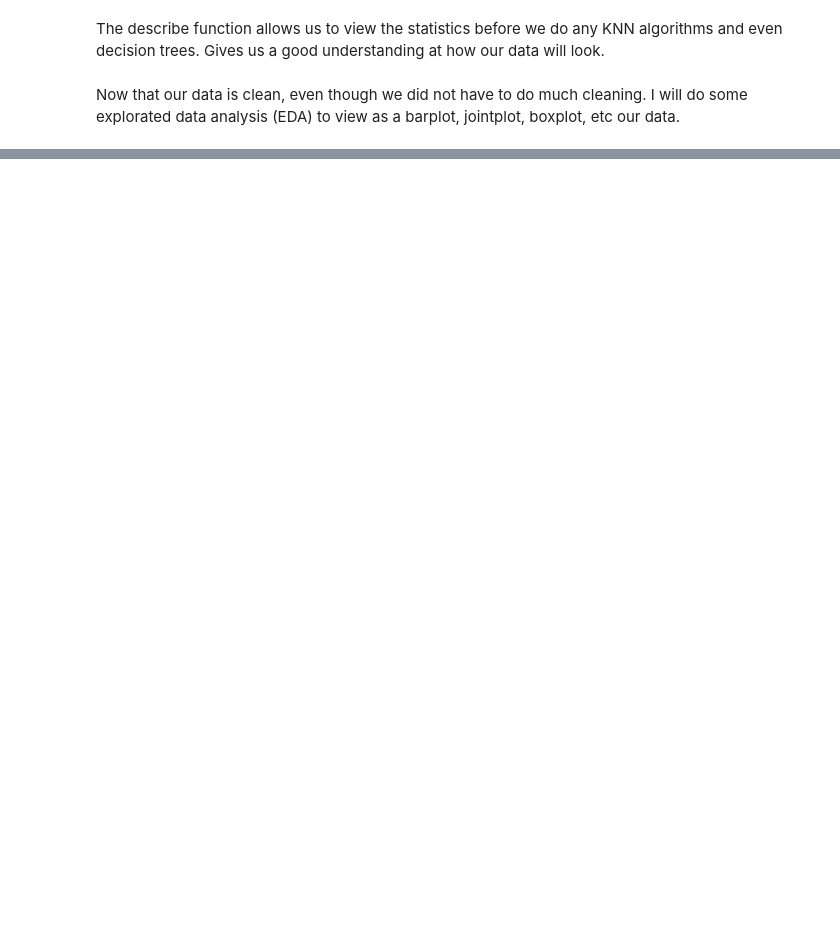
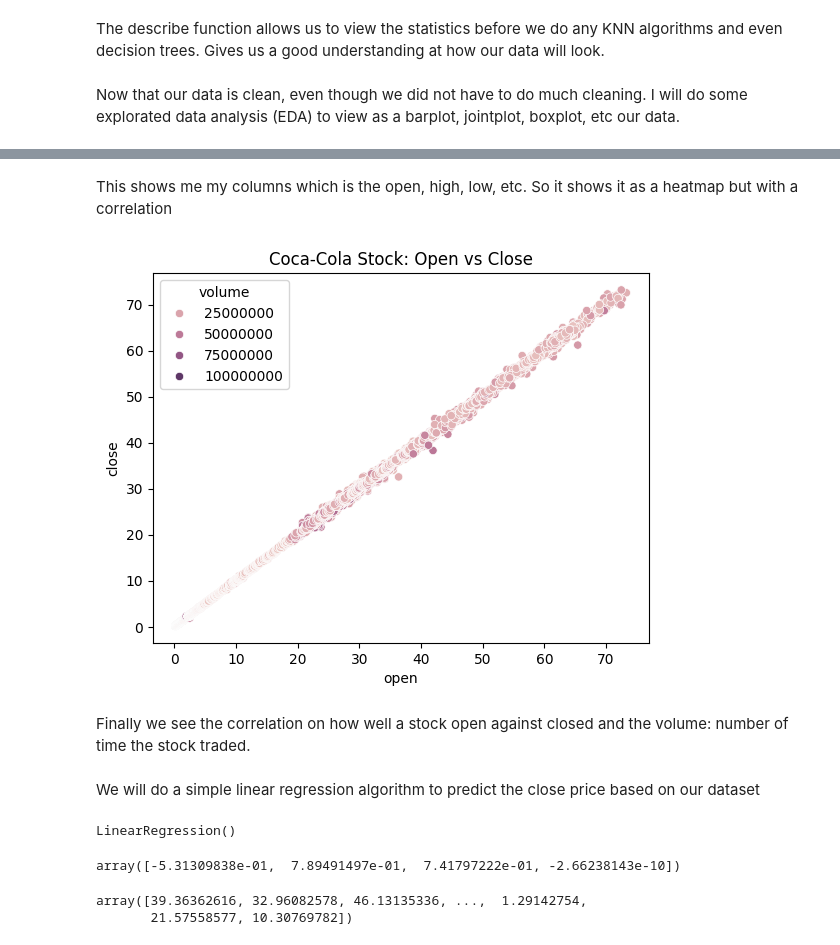
Before and after one commit to AlexanderG40/Data-Science, a Jupyter notebook: Final_Project.ipynb, the cells around one changed output, grey strips where cells are left out. Cells and saved outputs as stored; diff of their text form; code cells hidden in the pictures; blank space fills up the shorter version.

```diff
--- a/Final_Project.ipynb
+++ b/Final_Project.ipynb
@@ -72,0 +95,14 @@ Now that our data is clean, even though we did not have to do much cleaning. I w
+# %% [markdown]
+This shows me my columns which is the open, high, low, etc. So it shows it as a heatmap but with a correlation
+# %%
+# we use a joint plot to create a histogram and also a scatterplot
+# https://seaborn.pydata.org/generated/seaborn.scatterplot.html
+sns.scatterplot(data = df, x = "open", y = "close", hue = "volume")
+plt.title("Coca-Cola Stock: Open vs Close")
+plt.show()
+# %% [output]
+[figure, added]
+# %% [markdown]
+Finally we see the correlation on how well a stock open against closed and the volume: number of time the stock traded.
+# %% [markdown]
+We will do a simple linear regression algorithm to predict the close price based on our dataset
@@ -72,0 +126,18 @@ Now that our data is clean, even though we did not have to do much cleaning. I w
+# %%
+# we train the model here
+coca = LinearRegression()
+coca.fit(X_train, y_train)
+# %% [output]
+LinearRegression()
+# %%
+# we look at our coefficient which is a formula our computer does to look for the coefficients in the dataset
+coca.coef_
+# %% [output]
+array([-5.31309838e-01,  7.89491497e-01,  7.41797222e-01, -2.66238143e-10])
+# %%
+# start of our predictions
+coca_predictions = coca.predict(X_test)
+coca_predictions
+# %% [output]
+array([39.36362616, 32.96082578, 46.13135336, ...,  1.29142754,
+       21.57558577, 10.30769782])
```
Also changed, not shown: parts of 14 cells of this notebook.
